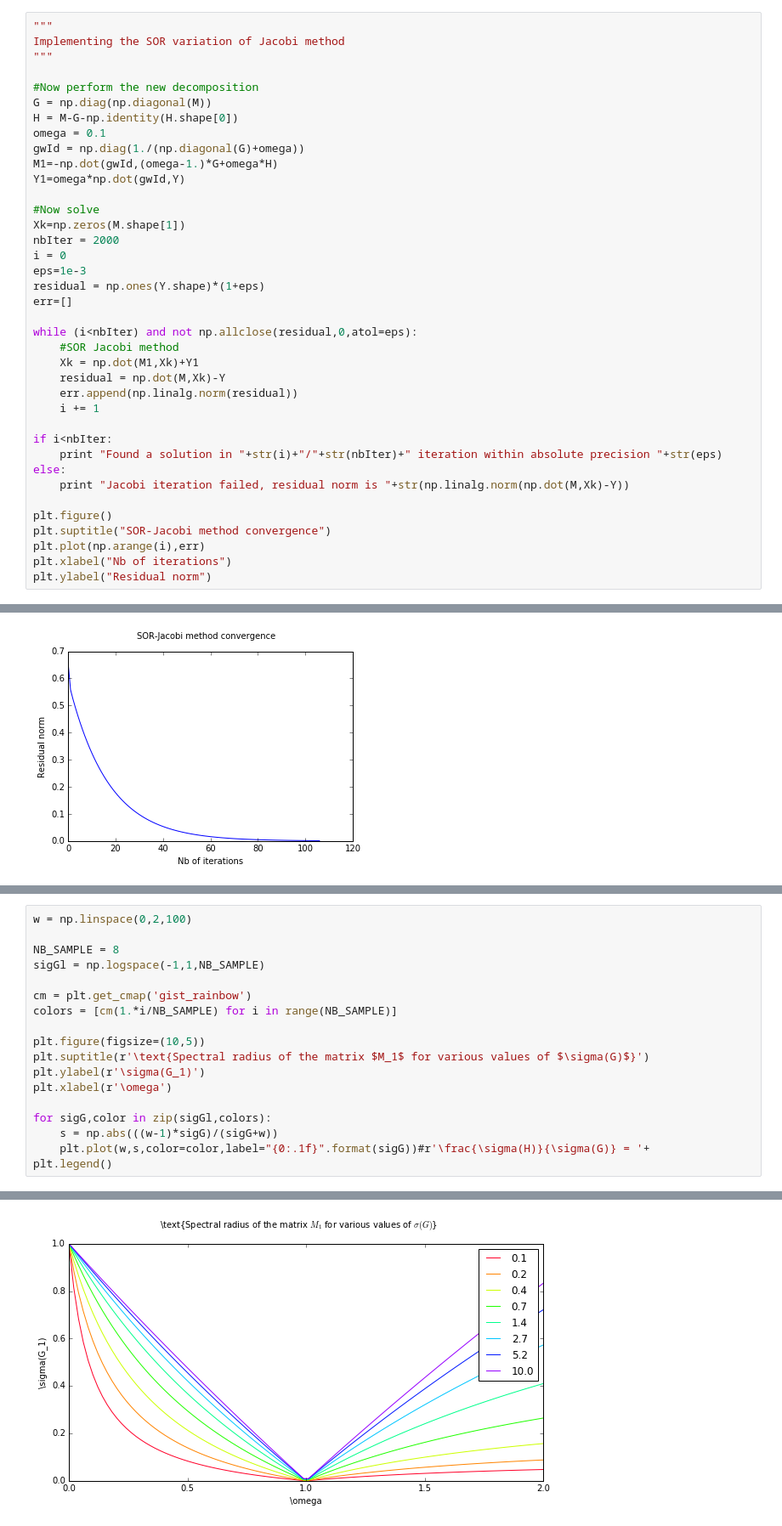
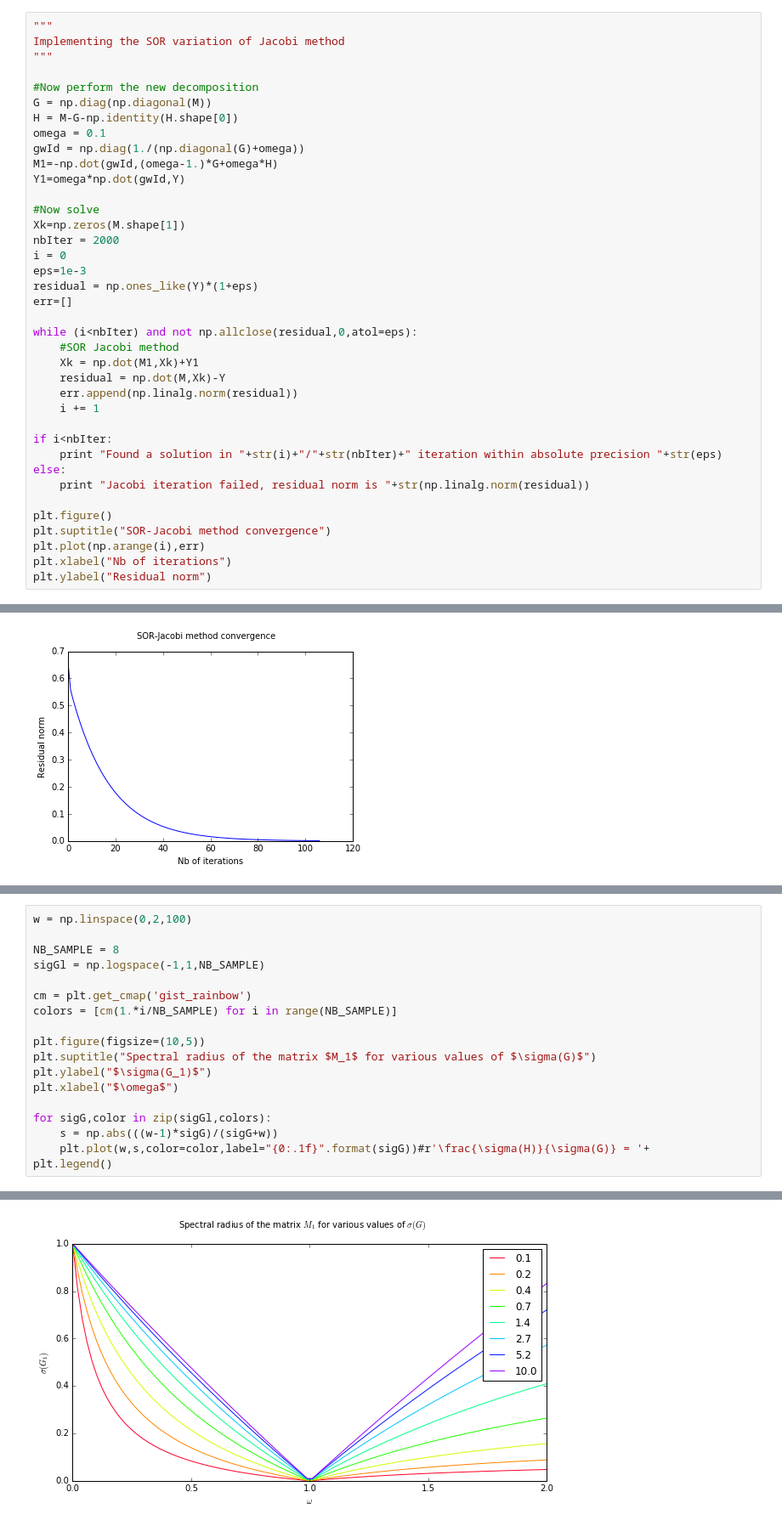
Before and after one commit to gnthibault/Optimisation-Python, a Jupyter notebook: FixedPointIterationsMethods.ipynb, the cells around one changed output, grey strips where cells are left out. Shown at 85% size. Cells and saved outputs as stored; diff of their text form.

```diff
--- a/FixedPointIterationsMethods.ipynb
+++ b/FixedPointIterationsMethods.ipynb
@@ -178,7 +186,7 @@ Xk=np.zeros(M.shape[1])
 nbIter = 2000
 i = 0
 eps=1e-3
-residual = np.ones(Y.shape)*(1+eps)
+residual = np.ones_like(Y)*(1+eps)
 err=[]
 
 while (i<nbIter) and not np.allclose(residual,0,atol=eps):
@@ -191,7 +199,7 @@ while (i<nbIter) and not np.allclose(residual,0,atol=eps):
 if i<nbIter:
     print "Found a solution in "+str(i)+"/"+str(nbIter)+" iteration within absolute precision "+str(eps)
 else:
-    print "Jacobi iteration failed, residual norm is "+str(np.linalg.norm(np.dot(M,Xk)-Y))
+    print "Jacobi iteration failed, residual norm is "+str(np.linalg.norm(residual))
 
 plt.figure()
 plt.suptitle("SOR-Jacobi method convergence")
@@ -229,24 +237,24 @@ The spectral radius of this matrix can be easily controled using the value of $\
 # %%
 w = np.linspace(0,2,100)
 
 NB_SAMPLE = 8
 sigGl = np.logspace(-1,1,NB_SAMPLE)
 
 cm = plt.get_cmap('gist_rainbow')
 colors = [cm(1.*i/NB_SAMPLE) for i in range(NB_SAMPLE)]
 
 plt.figure(figsize=(10,5))
-plt.suptitle(r'\text{Spectral radius of the matrix $M_1$ for various values of $\sigma(G)$}')
-plt.ylabel(r'\sigma(G_1)')
-plt.xlabel(r'\omega')
+plt.suptitle("Spectral radius of the matrix $M_1$ for various values of $\sigma(G)$")
+plt.ylabel("$\sigma(G_1)$")
+plt.xlabel("$\omega$")
 
 for sigG,color in zip(sigGl,colors):
     s = np.abs(((w-1)*sigG)/(sigG+w))
     plt.plot(w,s,color=color,label="{0:.1f}".format(sigG))#r'\frac{\sigma(H)}{\sigma(G)} = '+
 plt.legend()
 # %% [output]
 <matplotlib.legend.Legend at 0x...>
-[figure, old version]
+[figure, new version]
 # %% [markdown]
 And now, what about $M_2$ :
 
```
Also changed, not shown: parts of 12 cells of this notebook.
